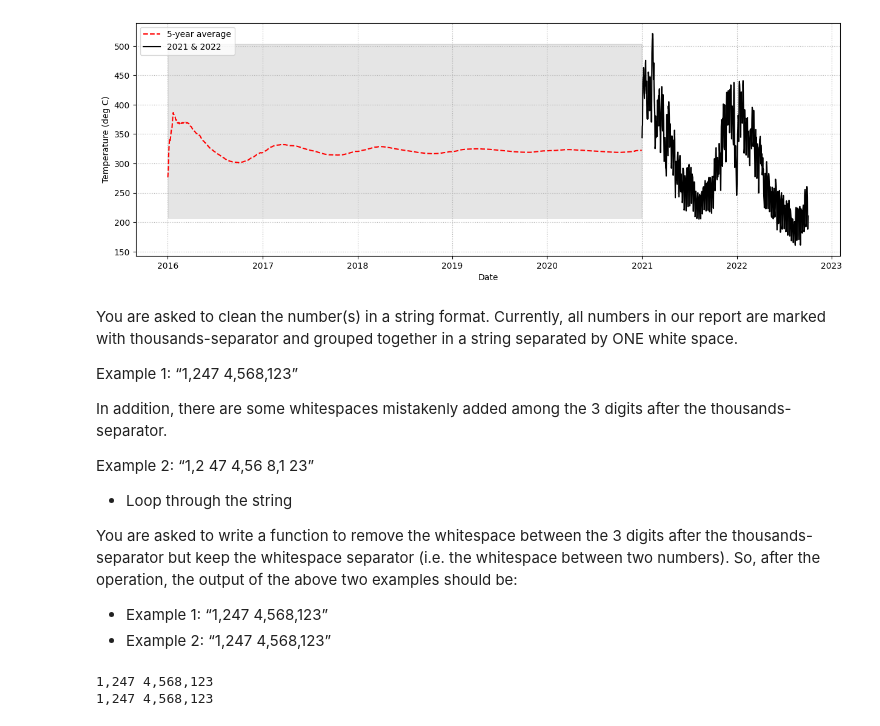
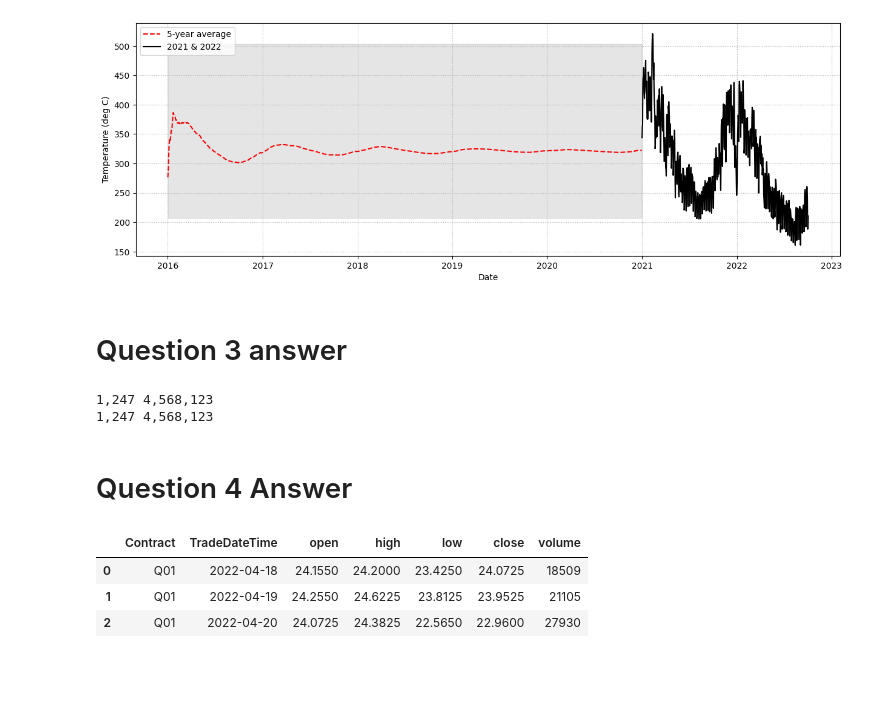
Before and after one commit to Khalizo/oil_and_gas, a Jupyter notebook: Solution.ipynb, the cells around one changed output. Cells and saved outputs as stored; diff of their text form; code cells hidden in the pictures; blank space fills up the shorter version.

```diff
--- a/Solution.ipynb
+++ b/Solution.ipynb
@@ -165,22 +165,8 @@ Obvservation:
 plot(consumption)
 # %% [output]
 [figure]
-# %% [markdown]
-
-
-You are asked to clean the number(s) in a string format. Currently, all numbers in our report are marked with thousands-separator and grouped together in a string separated by ONE white space.
-
-Example 1: “1,247 4,568,123”
-
-In addition, there are some whitespaces mistakenly added among the 3 digits after the thousands-separator.
-
-Example 2: “1,2 47 4,56 8,1 23”
-
-- Loop through the string
-
-You are asked to write a function to remove the whitespace between the 3 digits after the thousands-separator but keep the whitespace separator (i.e. the whitespace between two numbers). So, after the operation, the output of the above two examples should be:
-- Example 1: “1,247 4,568,123”
-- Example 2: “1,247 4,568,123”
+# %% [markdown]
+# Question 3 answer
 # %%
 
 def clean_string(string):
@@ -230,0 +215,50 @@ print(clean_string(example_2))
+# %% [markdown]
+# Question 4 Answer
+# %%
+def process_trades(file, begin, end, products, freq):
+    # Read the csv file into a DataFrame and parse the TradeDateTime column as a datetime
+    df = pd.read_csv(file, parse_dates=['TradeDateTime'])
+
+    # Filter the DataFrame to only include rows within the specified begin and end dates
+    df = df[(df['TradeDateTime'] >= begin) & (df['TradeDateTime'] <= end)]
+
+    # Replace the values of the Product column to combine "Emission - Venue A" and "Emission - Venue B" into a single product
+    df['Product'] = df['Product'].replace({'Emission - Venue A': 'Emission', 'Emission - Venue B': 'Emission'})
+
+    # Filter the DataFrame to only include rows with the specified products
+    df = df[df['Product'].isin(products)]
+
+    # Set the TradeDateTime column as the index of the DataFrame
+    df = df.set_index('TradeDateTime')
+
+    # If the frequency is less than 1 day, limit the output to trading hours (7:00-17:00)
+    if pd.Timedelta(freq) < pd.Timedelta('1D'):
+        df = df.between_time('7:00', '17:00')
+
+    # If the product list has more than one contract, group the DataFrame by Contract and resample at the specified frequency
+    if len(products) > 1:
+        df = df.groupby(['Contract', pd.Grouper(freq=freq)]).agg({'Price': 'ohlc', 'Quantity': 'sum'})
+        df.columns = ['open', 'high', 'low', 'close', 'volume']
+        df = df.reset_index()
+    # Otherwise, resample the DataFrame at the specified frequency without grouping by Contract
+    else:
+        df = df.resample(freq).agg({'Price': 'ohlc', 'Quantity': 'sum'})
+        df.columns = ['open', 'high', 'low', 'close', 'volume']
+
+    # Return the resulting DataFrame
+    return df
+
+# Example
+trades_file = 'Trades.csv'
+begin = pd.Timestamp('2022-04-18 07:00:00')
+end = pd.Timestamp('2022-04-20 17:00:00')
+products = ['Emission - Venue B','Emission - Venue A']
+freq = '1D'
+
+
+process_trades(trades_file, begin, end, products, freq)
+# %% [output]
+|  | Contract | TradeDateTime | open | high | low | close | volume |
+| 0 | Q01 | 2022-04-18 | 24.1550 | 24.2000 | 23.4250 | 24.0725 | 18509 |
+| 1 | Q01 | 2022-04-19 | 24.2550 | 24.6225 | 23.8125 | 23.9525 | 21105 |
+| 2 | Q01 | 2022-04-20 | 24.0725 | 24.3825 | 22.5650 | 22.9600 | 27930 |
```
Also changed, not shown: parts of 3 cells of this notebook.
